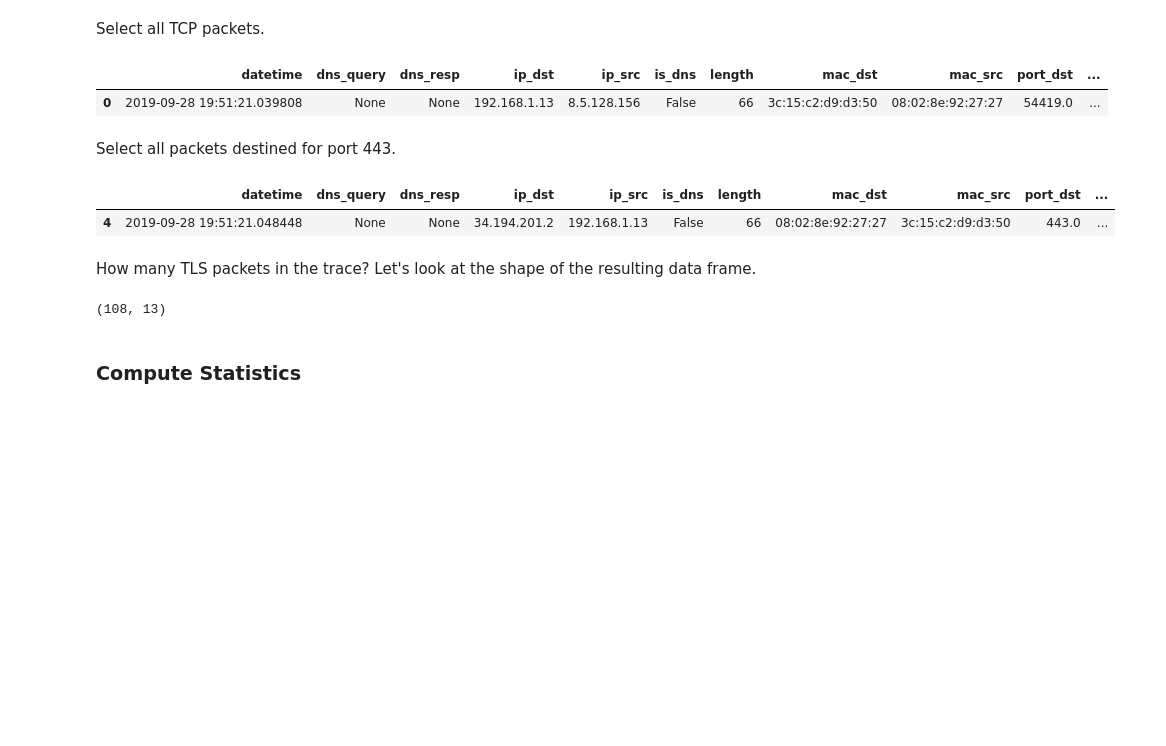
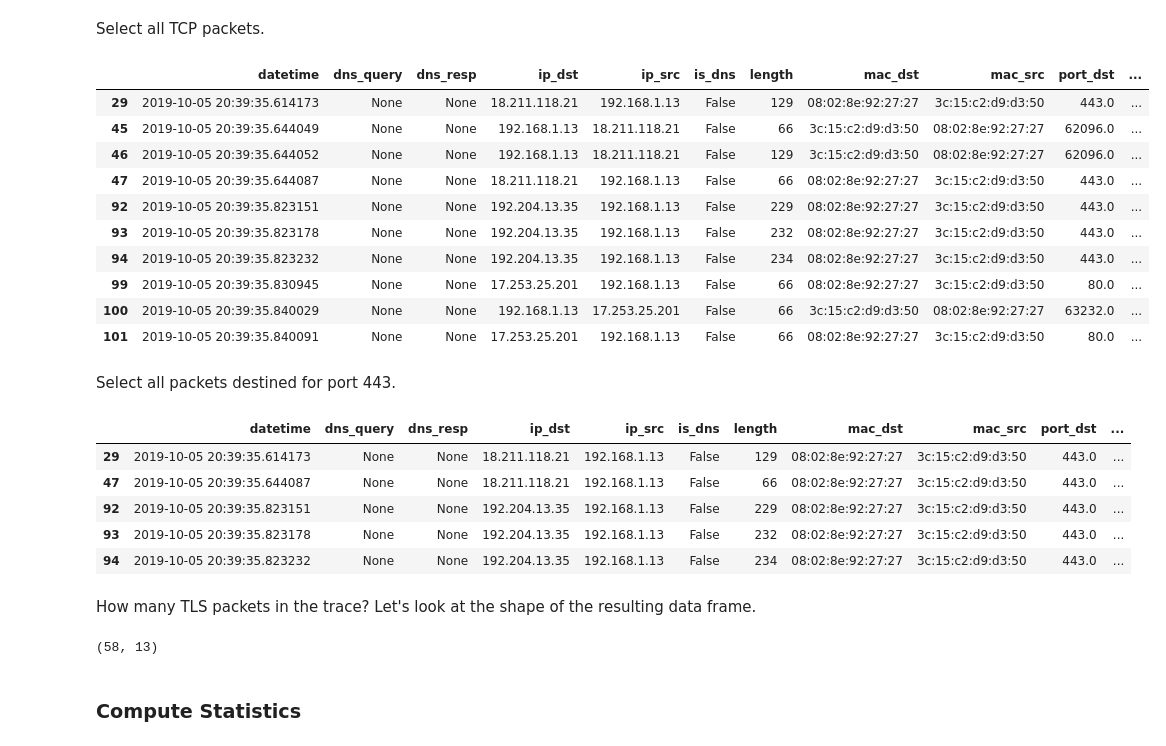
Before and after one commit to noise-lab/ml-networking, a Jupyter notebook: cookbook/Pcap-Pandas.ipynb, the cells around one changed output. Drawn from its saved outputs; the diff is of its cells as text; code cells hidden in the pictures; blank space fills up the shorter version.

```diff
--- a/cookbook/Pcap-Pandas.ipynb
+++ b/cookbook/Pcap-Pandas.ipynb
@@ -162,8 +162,9 @@ for fn in uploaded.keys():
 Saving example.pcap to example.pcap
 User uploaded file "example.pcap" with length 2001696 bytes
 # %%
+# Make sure that this cell prints out a filename that exists! (The one for your wireshark capture.)
 dir = '/Users/feamster/Downloads'
-filename = 'example-20190928'
+filename = 'example-20191005'
 file = "{}/{}.pcap".format(dir,filename)
 print(file)
 # %% [output]
@@ -250,24 +252,37 @@ ex_ppd.iloc[1:4]
 # %% [markdown]
 Select all TCP packets.
 # %%
-ex_ppd[ex_ppd['protocol'] == 'TCP'].head(1)
+ex_ppd[ex_ppd['protocol'] == 'TCP'][:10]
 # %% [output]
 |  | datetime | dns_query | dns_resp | ip_dst | ip_src | is_dns | length | mac_dst | mac_src | port_dst | ... |
-| 0 | 2019-09-28 19:51:21.039808 | None | None | 192.168.1.13 | 8.5.128.156 | False | 66 | 3c:15:c2:d9:d3:50 | 08:02:8e:92:27:27 | 54419.0 | ... |
+| 29 | 2019-10-05 20:39:35.614173 | None | None | 18.211.118.21 | 192.168.1.13 | False | 129 | 08:02:8e:92:27:27 | 3c:15:c2:d9:d3:50 | 443.0 | ... |
+| 45 | 2019-10-05 20:39:35.644049 | None | None | 192.168.1.13 | 18.211.118.21 | False | 66 | 3c:15:c2:d9:d3:50 | 08:02:8e:92:27:27 | 62096.0 | ... |
+| 46 | 2019-10-05 20:39:35.644052 | None | None | 192.168.1.13 | 18.211.118.21 | False | 129 | 3c:15:c2:d9:d3:50 | 08:02:8e:92:27:27 | 62096.0 | ... |
+| 47 | 2019-10-05 20:39:35.644087 | None | None | 18.211.118.21 | 192.168.1.13 | False | 66 | 08:02:8e:92:27:27 | 3c:15:c2:d9:d3:50 | 443.0 | ... |
+| 92 | 2019-10-05 20:39:35.823151 | None | None | 192.204.13.35 | 192.168.1.13 | False | 229 | 08:02:8e:92:27:27 | 3c:15:c2:d9:d3:50 | 443.0 | ... |
+| 93 | 2019-10-05 20:39:35.823178 | None | None | 192.204.13.35 | 192.168.1.13 | False | 232 | 08:02:8e:92:27:27 | 3c:15:c2:d9:d3:50 | 443.0 | ... |
+| 94 | 2019-10-05 20:39:35.823232 | None | None | 192.204.13.35 | 192.168.1.13 | False | 234 | 08:02:8e:92:27:27 | 3c:15:c2:d9:d3:50 | 443.0 | ... |
+| 99 | 2019-10-05 20:39:35.830945 | None | None | 17.253.25.201 | 192.168.1.13 | False | 66 | 08:02:8e:92:27:27 | 3c:15:c2:d9:d3:50 | 80.0 | ... |
+| 100 | 2019-10-05 20:39:35.840029 | None | None | 192.168.1.13 | 17.253.25.201 | False | 66 | 3c:15:c2:d9:d3:50 | 08:02:8e:92:27:27 | 63232.0 | ... |
+| 101 | 2019-10-05 20:39:35.840091 | None | None | 17.253.25.201 | 192.168.1.13 | False | 66 | 08:02:8e:92:27:27 | 3c:15:c2:d9:d3:50 | 80.0 | ... |
 # %% [markdown]
 Select all packets destined for port 443.
 # %%
 tls_packets = ex_ppd[(ex_ppd['protocol'] == 'TCP') & (ex_ppd['port_dst'] == 443)]
-tls_packets.head(1)
+tls_packets[:5]
 # %% [output]
 |  | datetime | dns_query | dns_resp | ip_dst | ip_src | is_dns | length | mac_dst | mac_src | port_dst | ... |
-| 4 | 2019-09-28 19:51:21.048448 | None | None | 34.194.201.2 | 192.168.1.13 | False | 66 | 08:02:8e:92:27:27 | 3c:15:c2:d9:d3:50 | 443.0 | ... |
+| 29 | 2019-10-05 20:39:35.614173 | None | None | 18.211.118.21 | 192.168.1.13 | False | 129 | 08:02:8e:92:27:27 | 3c:15:c2:d9:d3:50 | 443.0 | ... |
+| 47 | 2019-10-05 20:39:35.644087 | None | None | 18.211.118.21 | 192.168.1.13 | False | 66 | 08:02:8e:92:27:27 | 3c:15:c2:d9:d3:50 | 443.0 | ... |
+| 92 | 2019-10-05 20:39:35.823151 | None | None | 192.204.13.35 | 192.168.1.13 | False | 229 | 08:02:8e:92:27:27 | 3c:15:c2:d9:d3:50 | 443.0 | ... |
+| 93 | 2019-10-05 20:39:35.823178 | None | None | 192.204.13.35 | 192.168.1.13 | False | 232 | 08:02:8e:92:27:27 | 3c:15:c2:d9:d3:50 | 443.0 | ... |
+| 94 | 2019-10-05 20:39:35.823232 | None | None | 192.204.13.35 | 192.168.1.13 | False | 234 | 08:02:8e:92:27:27 | 3c:15:c2:d9:d3:50 | 443.0 | ... |
 # %% [markdown]
 How many TLS packets in the trace? Let's look at the shape of the resulting data frame.
 # %%
-ssl_packets.shape
+tls_packets.shape
 # %% [output]
-(108, 13)
+(58, 13)
 # %% [markdown]
 ### Compute Statistics
 # %% [markdown]
```
Also changed, not shown: parts of 16 cells of this notebook, 4 other files.
